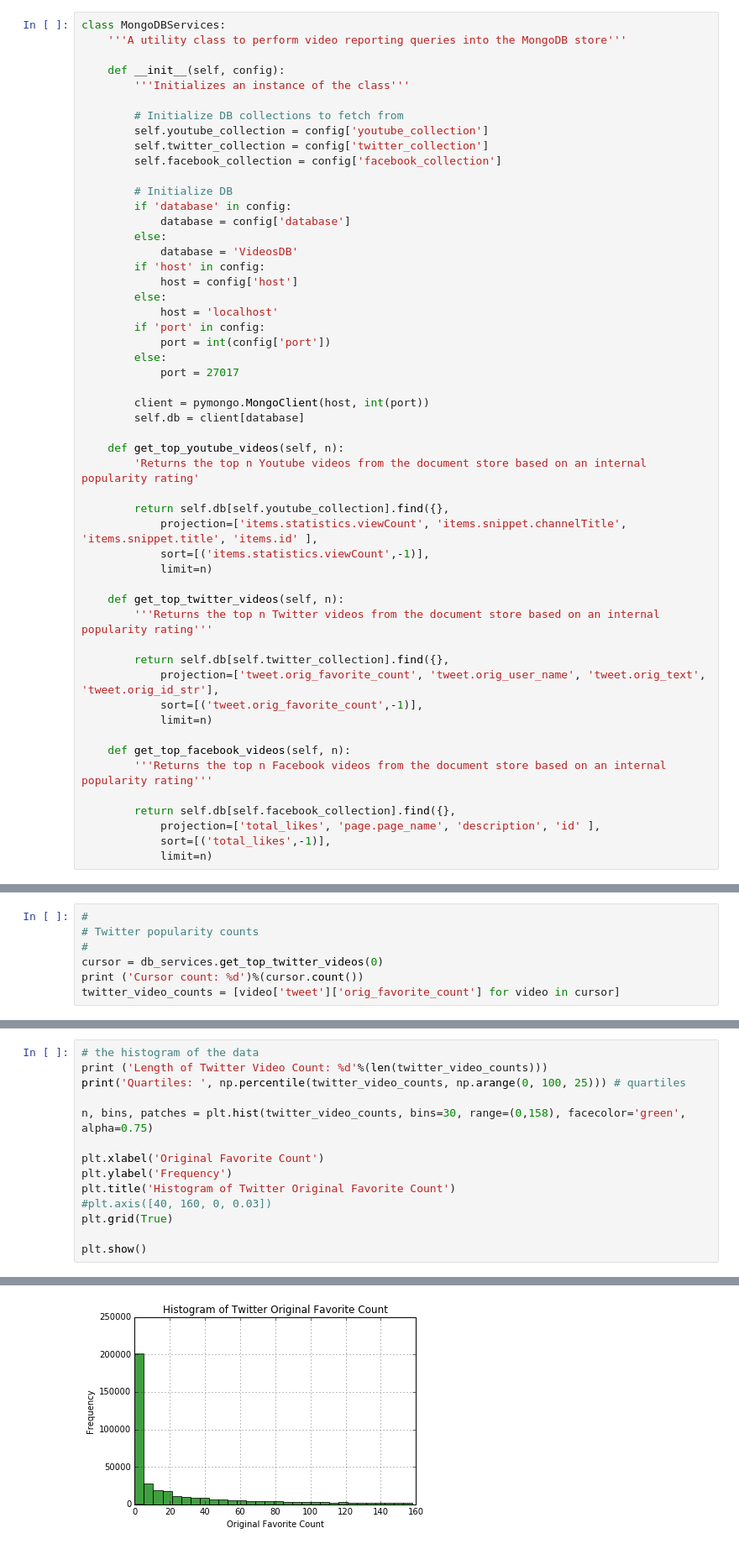
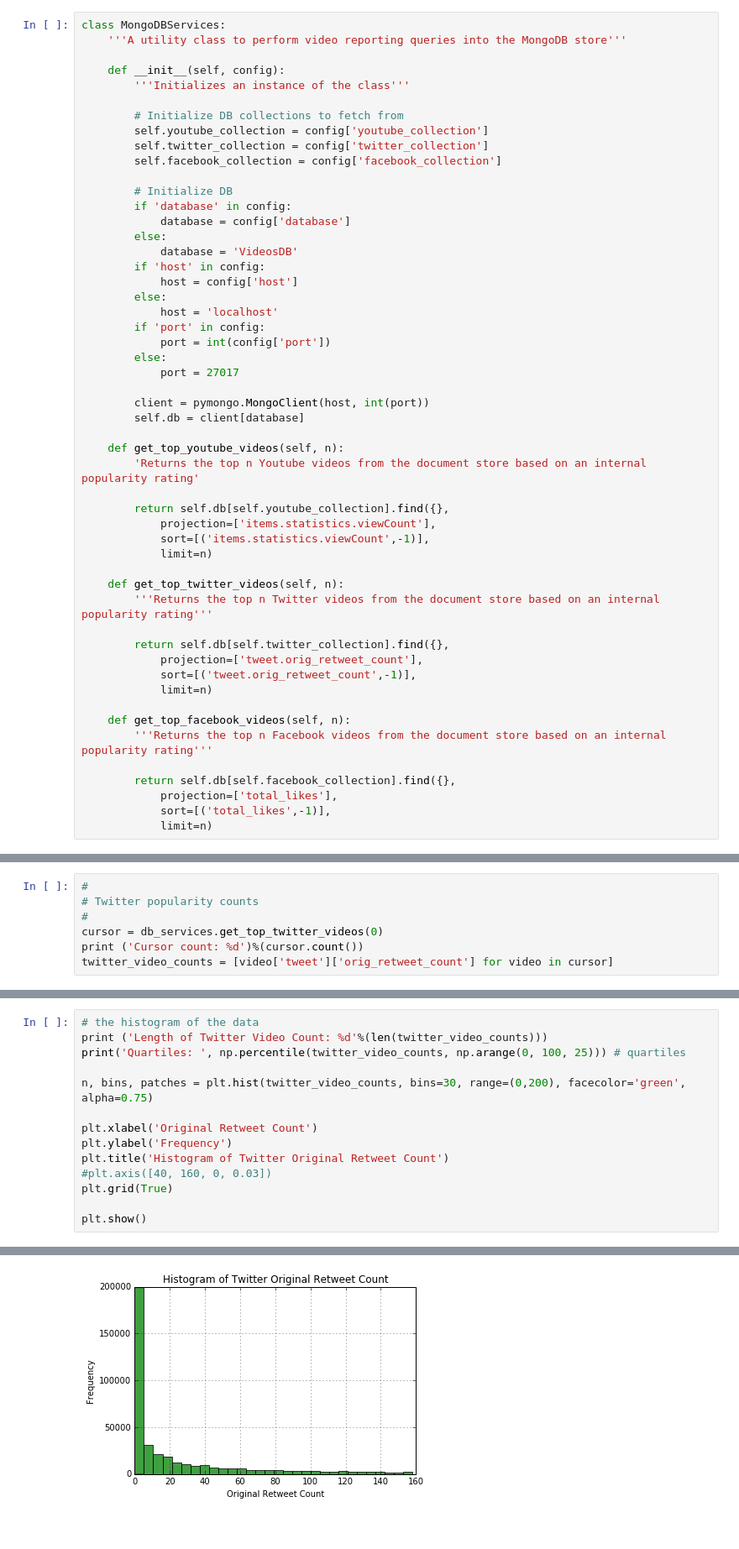
Before and after one commit to abessou/w251-FinalProject, a Jupyter notebook: notebooks/PopularityStatistics.ipynb, the cells around one changed output, grey strips where cells are left out. Shown: that part at 84% size. Cells and saved outputs as stored; diff of their text form.

Commit message:
Changed orig_favorite_count metric to orig_retweet_count for twitter source

```diff
--- a/notebooks/PopularityStatistics.ipynb
+++ b/notebooks/PopularityStatistics.ipynb
@@ -38,7 +38,7 @@ class MongoDBServices:
         'Returns the top n Youtube videos from the document store based on an internal popularity rating'
 
         return self.db[self.youtube_collection].find({},
-            projection=['items.statistics.viewCount', 'items.snippet.channelTitle', 'items.snippet.title', 'items.id' ],
+            projection=['items.statistics.viewCount'],
             sort=[('items.statistics.viewCount',-1)],
             limit=n)
 
@@ -46,15 +46,15 @@ class MongoDBServices:
         '''Returns the top n Twitter videos from the document store based on an internal popularity rating'''
 
         return self.db[self.twitter_collection].find({},
-            projection=['tweet.orig_favorite_count', 'tweet.orig_user_name', 'tweet.orig_text', 'tweet.orig_id_str'],
-            sort=[('tweet.orig_favorite_count',-1)],
+            projection=['tweet.orig_retweet_count'],
+            sort=[('tweet.orig_retweet_count',-1)],
             limit=n)
 
     def get_top_facebook_videos(self, n):
         '''Returns the top n Facebook videos from the document store based on an internal popularity rating'''
 
         return self.db[self.facebook_collection].find({},
-            projection=['total_likes', 'page.page_name', 'description', 'id' ],
+            projection=['total_likes'],
             sort=[('total_likes',-1)],
             limit=n)
 # %%
@@ -75,5 +75,5 @@ db_services = MongoDBServices(test_defaults)
 #
 cursor = db_services.get_top_twitter_videos(0)
 print ('Cursor count: %d')%(cursor.count())
-twitter_video_counts = [video['tweet']['orig_favorite_count'] for video in cursor]
+twitter_video_counts = [video['tweet']['orig_retweet_count'] for video in cursor]
 # %% [output]
@@ -83,11 +83,11 @@ Cursor count: 504100
 print ('Length of Twitter Video Count: %d'%(len(twitter_video_counts)))
 print('Quartiles: ', np.percentile(twitter_video_counts, np.arange(0, 100, 25))) # quartiles
 
-n, bins, patches = plt.hist(twitter_video_counts, bins=30, range=(0,158), facecolor='green', alpha=0.75)
+n, bins, patches = plt.hist(twitter_video_counts, bins=30, range=(0,200), facecolor='green', alpha=0.75)
 
-plt.xlabel('Original Favorite Count')
+plt.xlabel('Original Retweet Count')
 plt.ylabel('Frequency')
-plt.title('Histogram of Twitter Original Favorite Count')
+plt.title('Histogram of Twitter Original Retweet Count')
 #plt.axis([40, 160, 0, 0.03])
 plt.grid(True)
 
@@ -98,4 +98,4 @@ Length of Twitter Video Count: 504111
-[figure, old version]
+[figure, new version]
 # %%
 #
 # Facebook popularity counts
```
Also changed, not shown: parts of 4 cells of this notebook.
